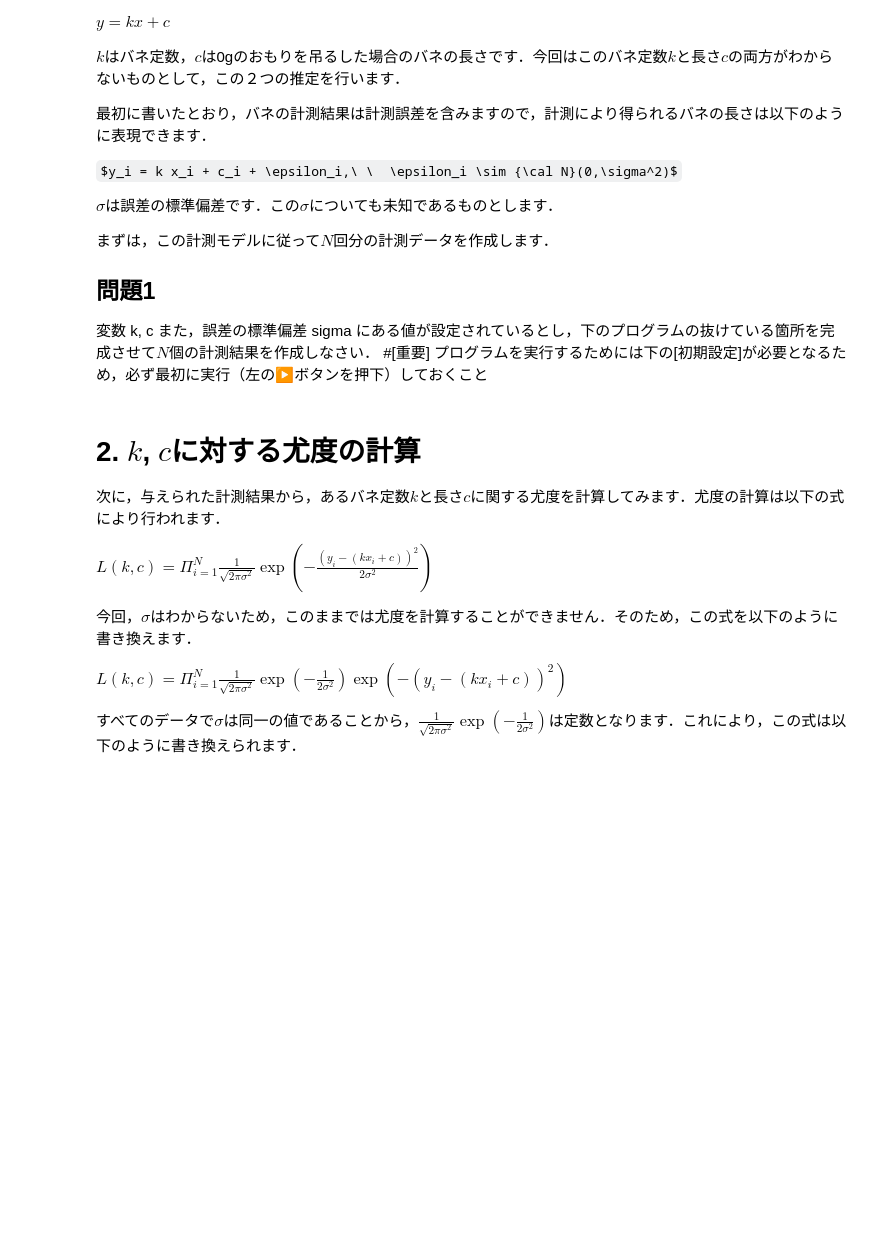
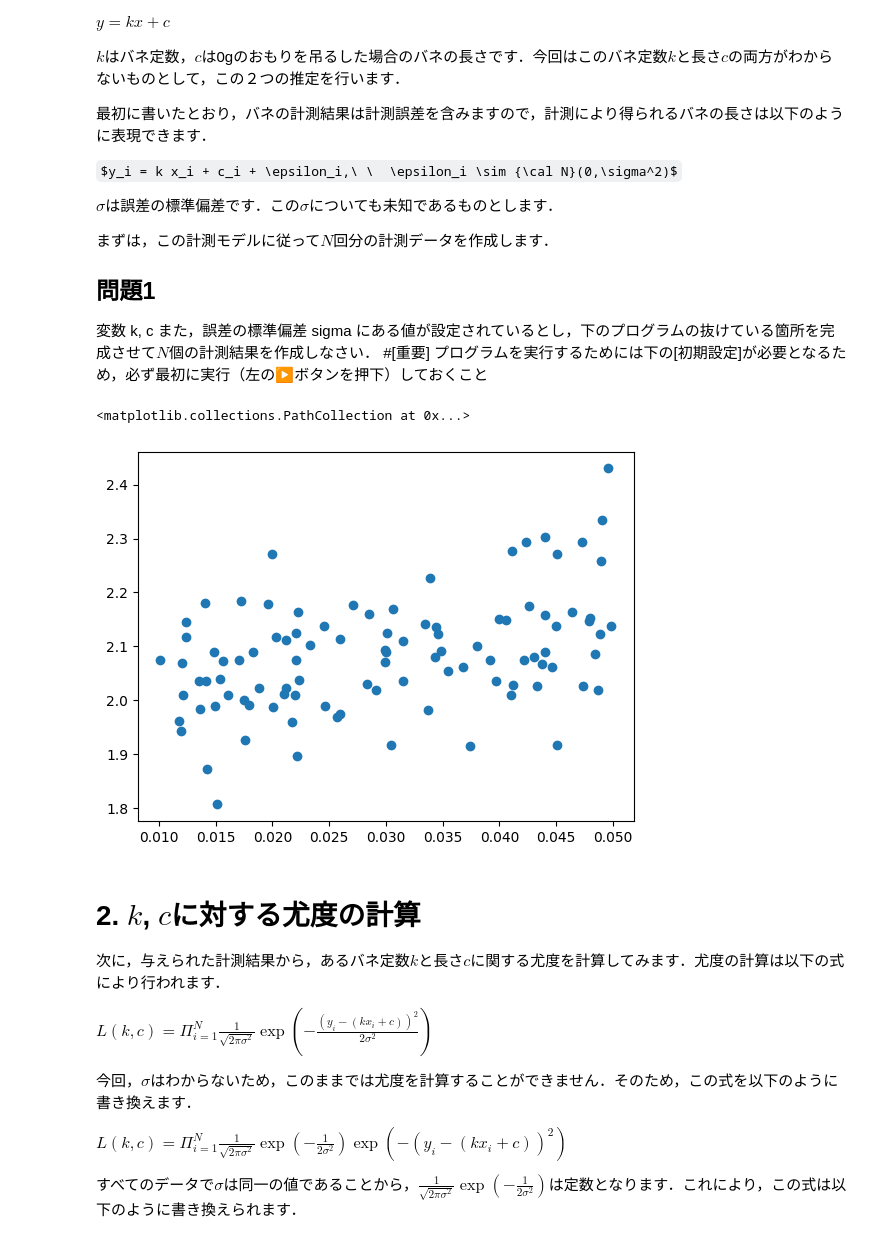
Before and after one commit to negisalt/PrivateGames, a Jupyter notebook: introDS_02_ML.ipynb, the cells around one changed output. Drawn from its saved outputs; the diff is of its cells as text; code cells hidden in the pictures; some formulas as TeX source; blank space fills up the shorter version.

```diff
--- a/introDS_02_ML.ipynb
+++ b/introDS_02_ML.ipynb
@@ -115,23 +115,26 @@ c = c_ans
 # %%
 k = k_ans # k の値を設定
 c = c_ans # c の値を設定
 
 N = 100 #　計測回数，とりあえず100回計測する
 
 weight = np.zeros(N) # おもりの重さを保存しておく配列の初期化，あらかじめN個のデータを保存する場所を確保
 length = np.zeros(N) # 計測された長さを保存しておく配列の初期化
 
 for i in range(N): # N回の繰り返し処理を行うための記述，iが 0からN-1まで順番に変化し，その間以下の命令が実行される
   # 0.01 kg から 0.05 kg までの数字をランダムに発生させる（rand.random()が0 から 1 までの数字を発生させるので，それを0.4 倍して 0.1 足す
   omori = random.random() * 0.04 + 0.01
   # 問題１：ばねの特性 k, c にある値が設定されているので，その特性と重さ omori を用いて計測結果を作成せよ．
   # 下記には epsilon_i となる乱数 np.random.normal(0,sigma) を予め記述してある．これにバネの長さを追加して完成させよ．
-  nagasa =  np.random.normal(0,sigma)
+  nagasa =  k * omori + c + np.random.normal(0,sigma)
   weight[i] = omori # weight の i 番目に今回のおもりの重さを追加
   length[i] = nagasa # length の i 番目に今回の計測結果を追加
 
 # 計測結果をグラフとして表示
 plt.scatter(weight, length)
+# %% [output]
+<matplotlib.collections.PathCollection at 0x...>
+[figure, added]
 # %% [markdown]
 # 2. $k$, $c$に対する尤度の計算
 次に，与えられた計測結果から，あるバネ定数$k$と長さ$c$に関する尤度を計算してみます．尤度の計算は以下の式により行われます．
```
